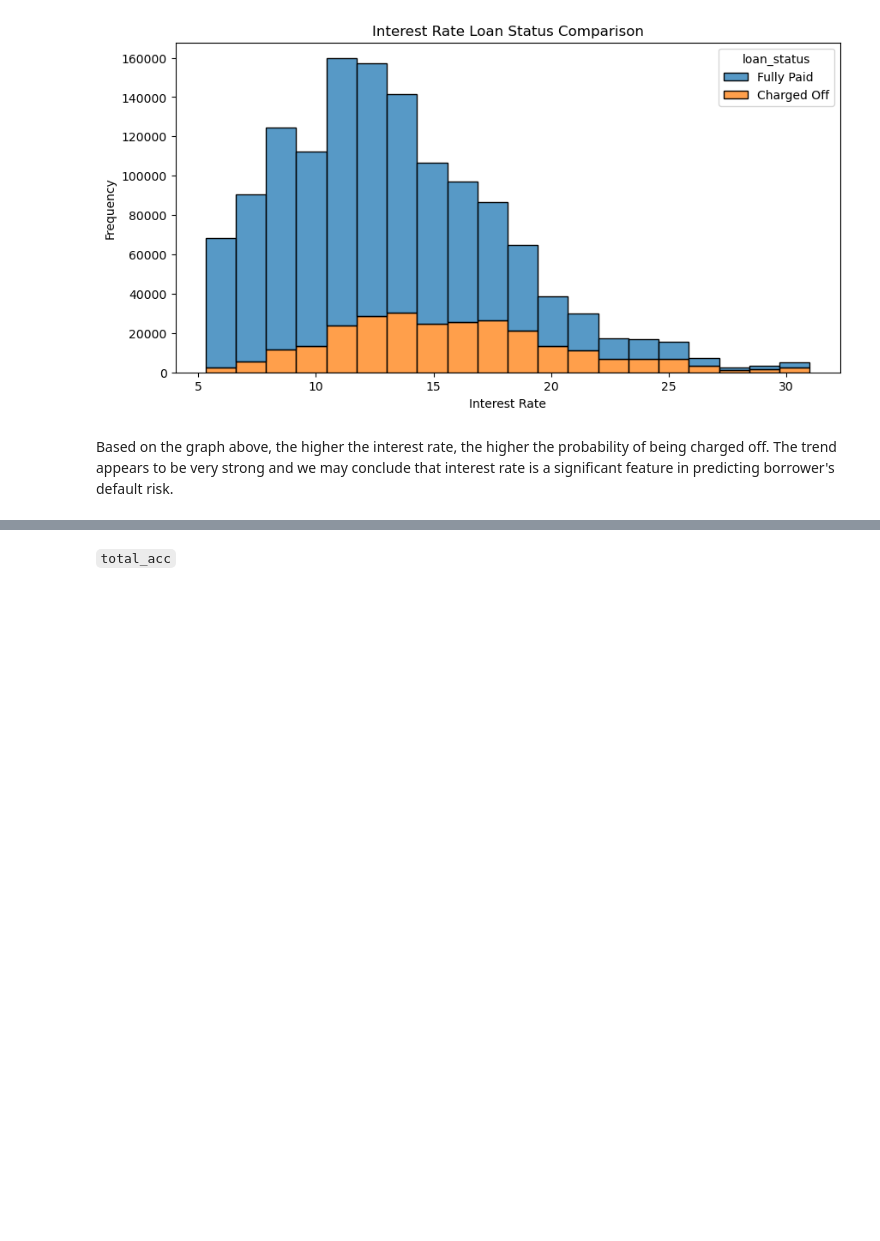
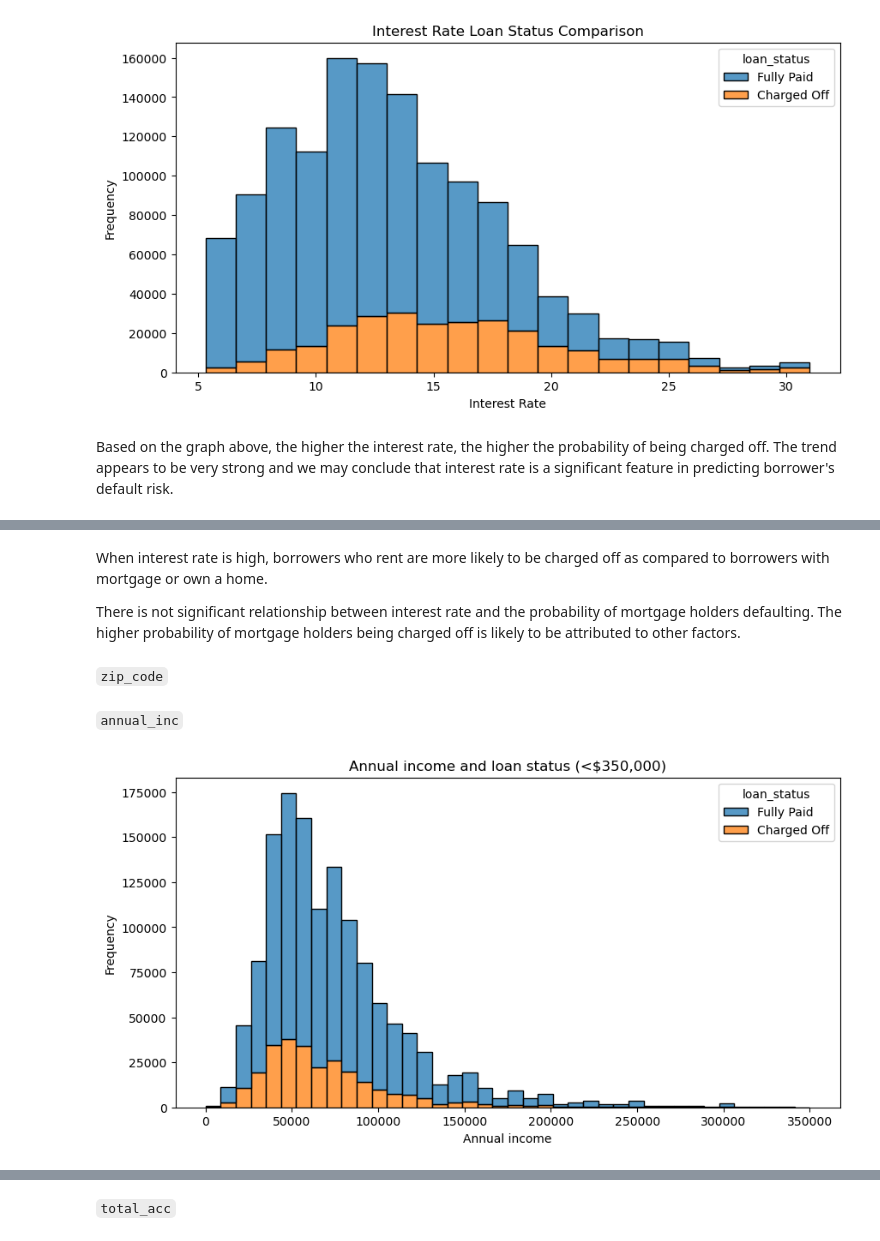
Before and after one commit to roktimsaikia440/Lending-Club-ML, a Jupyter notebook: EDA.ipynb, the cells around one changed output, grey strips where cells are left out. Cells and saved outputs as stored; diff of their text form; code cells hidden in the pictures; blank space fills up the shorter version.

```diff
--- a/EDA.ipynb
+++ b/EDA.ipynb
@@ -492,0 +518,19 @@ Based on the graph above, the higher the interest rate, the higher the probabili
+# %% [markdown]
+When interest rate is high, borrowers who rent are more likely to be charged off as compared to borrowers with mortgage or own a home.
+
+There is not significant relationship between interest rate and the probability of mortgage holders defaulting. The higher probability of mortgage holders being charged off is likely to be attributed to other factors.
+# %% [markdown]
+`zip_code`
+# %% [markdown]
+`annual_inc`
+# %%
+plt.figure(figsize=(10, 5))
+
+sns.histplot(df[df['annual_inc']<350000], x="annual_inc", bins=40, hue="loan_status", multiple="stack")
+plt.title("Annual income and loan status (<$350,000)")
+plt.xlabel("Annual income")
+plt.ylabel("Frequency")
+
+plt.show()
+# %% [output]
+[figure, added]
```
Also changed, not shown: parts of 14 cells of this notebook.
